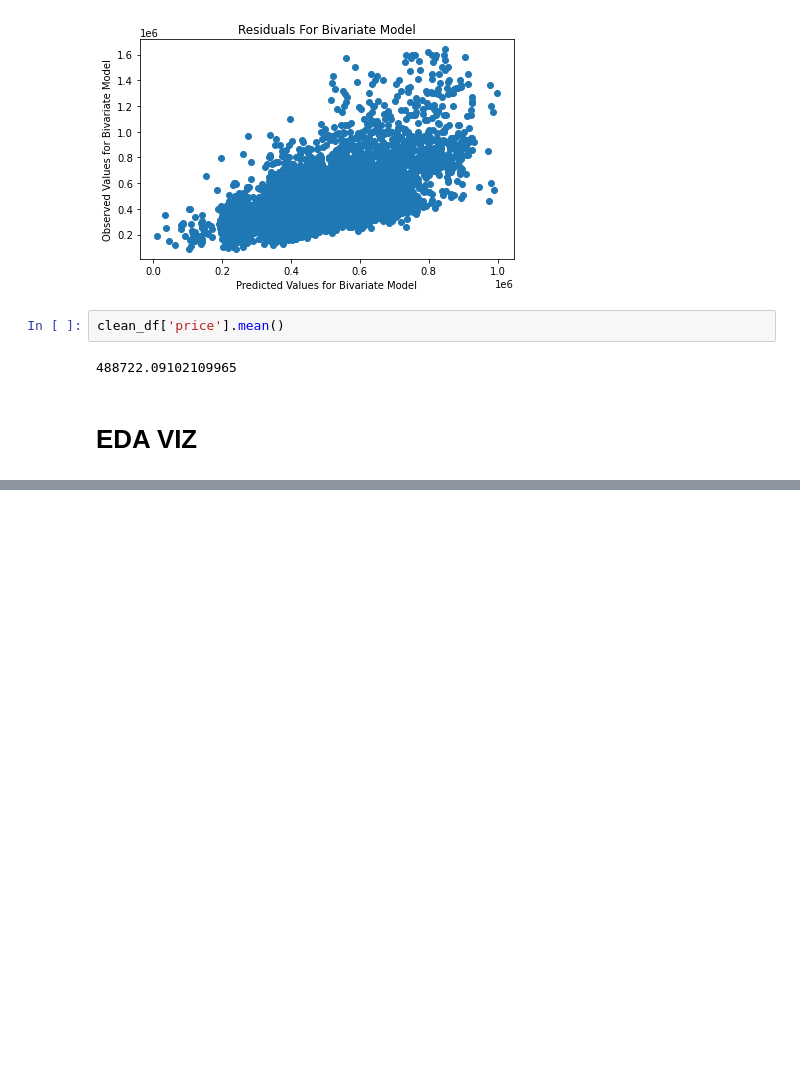
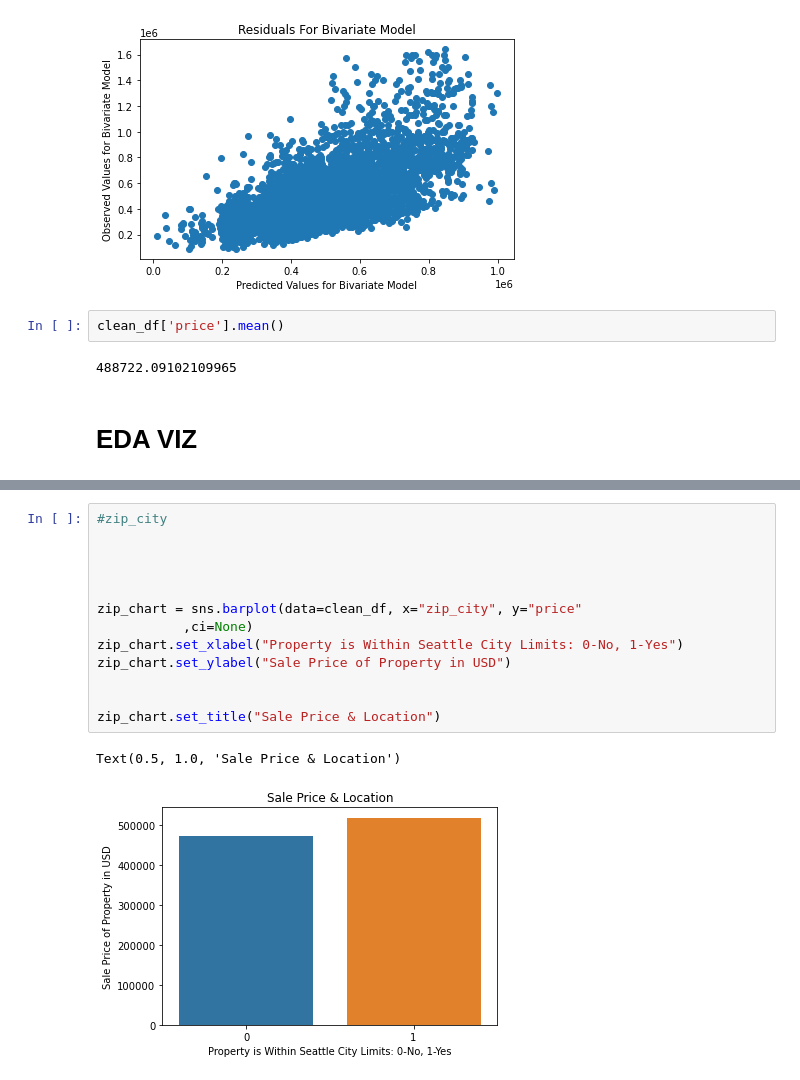
Before and after one commit to MackoyS/sarah-and-mackoy-price-modeling, a Jupyter notebook: TrainTestSplitAttempt.ipynb, the cells around one changed output, grey strips where cells are left out. Saved outputs shown, nothing was run; the diff lists cells and outputs as text; blank space fills up the shorter version.

```diff
--- a/TrainTestSplitAttempt.ipynb
+++ b/TrainTestSplitAttempt.ipynb
@@ -581,0 +649,16 @@ clean_df['price'].mean()
+# %%
+#zip_city
+
+
+
+
+zip_chart = sns.barplot(data=clean_df, x="zip_city", y="price"
+           ,ci=None)
+zip_chart.set_xlabel("Property is Within Seattle City Limits: 0-No, 1-Yes")
+zip_chart.set_ylabel("Sale Price of Property in USD")
+
+
+zip_chart.set_title("Sale Price & Location")
+# %% [output]
+Text(0.5, 1.0, 'Sale Price & Location')
+[figure, added]
```
Also changed, not shown: parts of 26 cells of this notebook.
